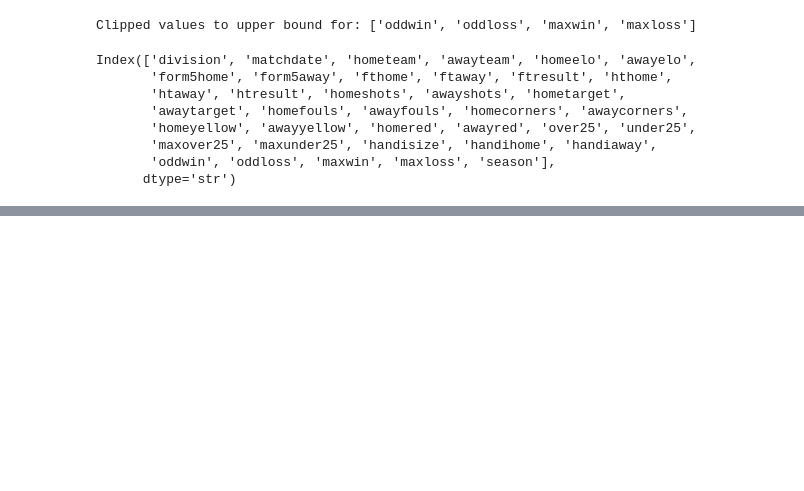
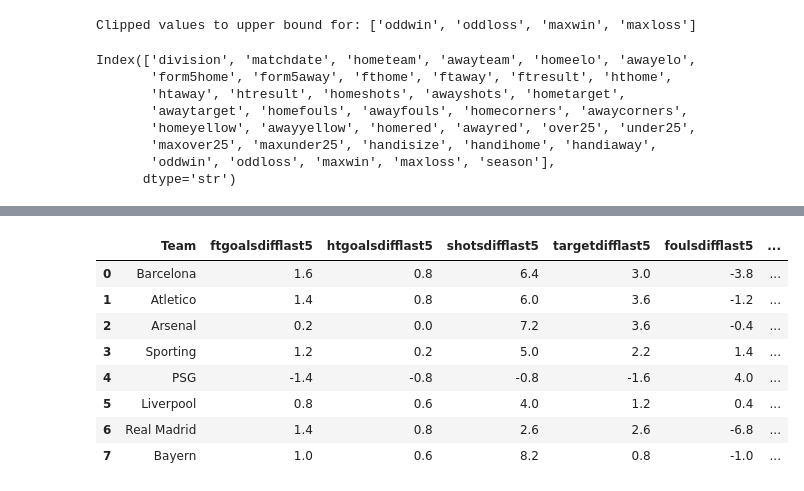
Before and after one commit to iAboud98/champions-league-winner-prediction-2025-2026, a Jupyter notebook: main.ipynb, the cells around one changed output, grey strips where cells are left out. Cells and saved outputs as stored; diff of their text form; code cells hidden in the pictures; blank space fills up the shorter version.

Commit message:
add new ucl_round8 code and process the 8 teams rows

```diff
--- a/main.ipynb
+++ b/main.ipynb
@@ -814,0 +823,5 @@ weighted avg       0.62      0.63      0.62     12287
+# %%
+ucl_df = pd.read_csv('data/ucl_round_8.csv')
+# %%
+ucl_df.columns = ucl_df.columns.str.lower().str.strip().str.replace(" ", "", regex=False)
+ucl_df.columns
@@ -814,0 +837,14 @@ weighted avg       0.62      0.63      0.62     12287
+# %%
+p_draw = 1 / ucl_df["odddraw"]
+p_away = 1 / ucl_df["oddaway"]
+
+ucl_df["oddwin"] = ucl_df["oddhome"]
+ucl_df["oddloss"] = 1 / (p_draw + p_away)
+
+p_draw = 1 / ucl_df["maxdraw"]
+p_away = 1 / ucl_df["maxaway"]
+
+ucl_df["maxwin"] = ucl_df["maxhome"]
+ucl_df["maxloss"] = 1 / (p_draw + p_away)
+
+ucl_df = ucl_df.drop(columns=["oddhome","odddraw","oddaway","maxhome","maxdraw","maxaway"])
@@ -814,0 +883,60 @@ weighted avg       0.62      0.63      0.62     12287
+# %%
+teams_order = [
+    "Barcelona",
+    "Atletico",
+    "Arsenal",
+    "Sporting",
+    "PSG",
+    "Liverpool",
+    "Real Madrid",
+    "Bayern",
+]
+
+
+cols_to_remove = [
+    "over25", "under25", "maxover25", "maxunder25",
+    "handisize", "handihome", "handiaway",
+    "oddwin", "oddloss", "maxwin", "maxloss", "elodiff",
+]
+
+features_to_aggregate = [
+    "ftgoalsdiff", "htgoalsdiff",
+    "shotsdiff", "targetdiff", "foulsdiff",
+    "cornersdiff", "yellowdiff", "reddiff", "htresult",
+]
+
+rename_map = {
+    "ftgoalsdiff": "ftgoalsdifflast5",
+    "htgoalsdiff": "htgoalsdifflast5",
+    "shotsdiff": "shotsdifflast5",
+    "targetdiff": "targetdifflast5",
+    "foulsdiff": "foulsdifflast5",
+    "cornersdiff": "cornersdifflast5",
+    "yellowdiff": "yellowdifflast5",
+    "reddiff": "reddifflast5",
+    "htresult": "htresultlast5",
+}
+
+ucl_df = ucl_df.drop(columns=cols_to_remove, errors="ignore").copy()
+
+group_idx = ucl_df.index.to_series().reset_index(drop=True) // 5
+
+ucl_df = (
+    ucl_df[features_to_aggregate]
+    .groupby(group_idx)
+    .mean()
+    .rename(columns=rename_map)
+)
+
+ucl_df.insert(0, "Team", teams_order)
+ucl_df
+# %% [output]
+|  | Team | ftgoalsdifflast5 | htgoalsdifflast5 | shotsdifflast5 | targetdifflast5 | foulsdifflast5 | ... |
+| 0 | Barcelona | 1.6 | 0.8 | 6.4 | 3.0 | -3.8 | ... |
+| 1 | Atletico | 1.4 | 0.8 | 6.0 | 3.6 | -1.2 | ... |
+| 2 | Arsenal | 0.2 | 0.0 | 7.2 | 3.6 | -0.4 | ... |
+| 3 | Sporting | 1.2 | 0.2 | 5.0 | 2.2 | 1.4 | ... |
+| 4 | PSG | -1.4 | -0.8 | -0.8 | -1.6 | 4.0 | ... |
+| 5 | Liverpool | 0.8 | 0.6 | 4.0 | 1.2 | 0.4 | ... |
+| 6 | Real Madrid | 1.4 | 0.8 | 2.6 | 2.6 | -6.8 | ... |
+| 7 | Bayern | 1.0 | 0.6 | 8.2 | 0.8 | -1.0 | ... |
```
Also changed, not shown: parts of 15 cells of this notebook.
